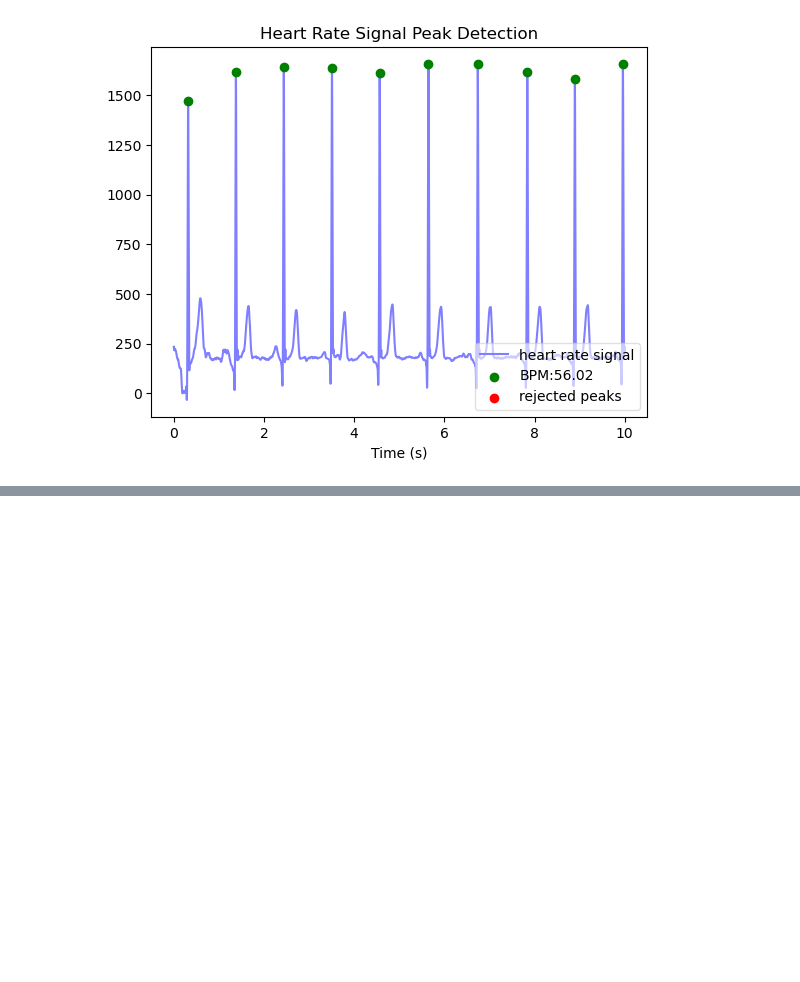
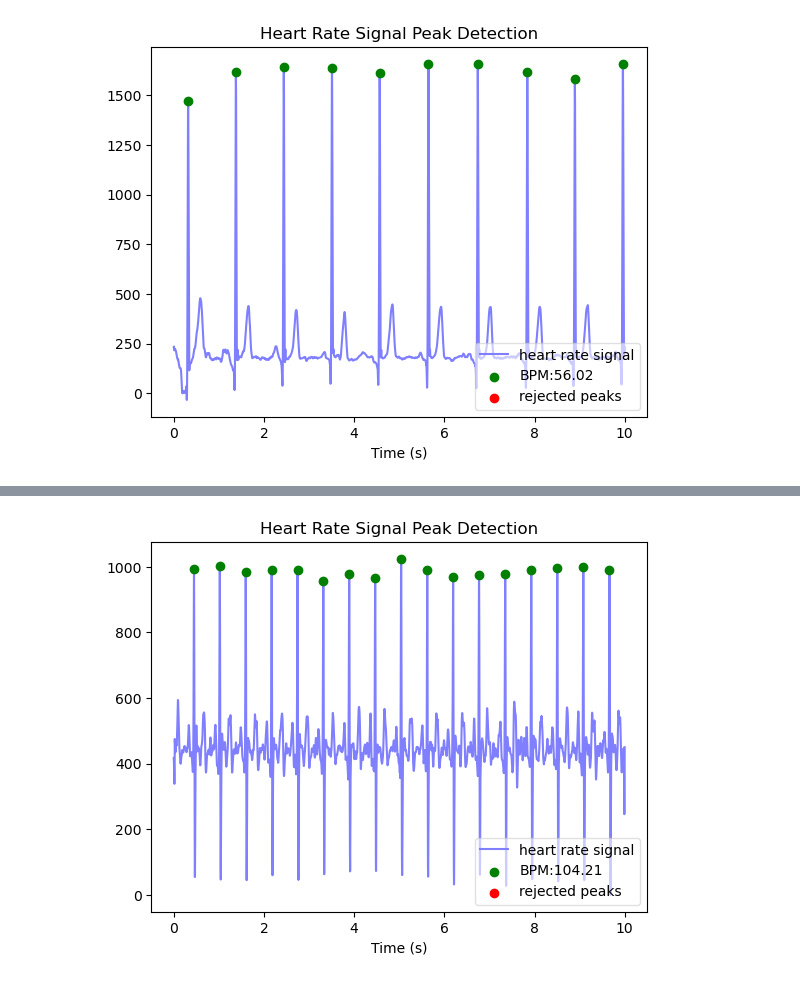
Before and after one commit to min02choi/Introduction-To-HCI, a Jupyter notebook: Week4/hrv.ipynb, the cells around one changed output, grey strips where cells are left out. Cells and saved outputs as stored; diff of their text form; code cells hidden in the pictures; blank space fills up the shorter version.

```diff
--- a/Week4/hrv.ipynb
+++ b/Week4/hrv.ipynb
@@ -34,0 +41,8 @@ filtered = hp.filter_signal(data)
+# %%
+data3 = df3[col_names[0]]
+wd, m = hp.process(data3, srate)
+filtered = hp.filter_signal(data3, cutoff=0.05, sample_rate=srate, filtertype='notch')
+wd, m = hp.process(hp.scale_data(filtered), srate)
+hp.plotter(wd, m)
+# %% [output]
+[figure, added]
```
Also changed, not shown: parts of 5 cells of this notebook.
